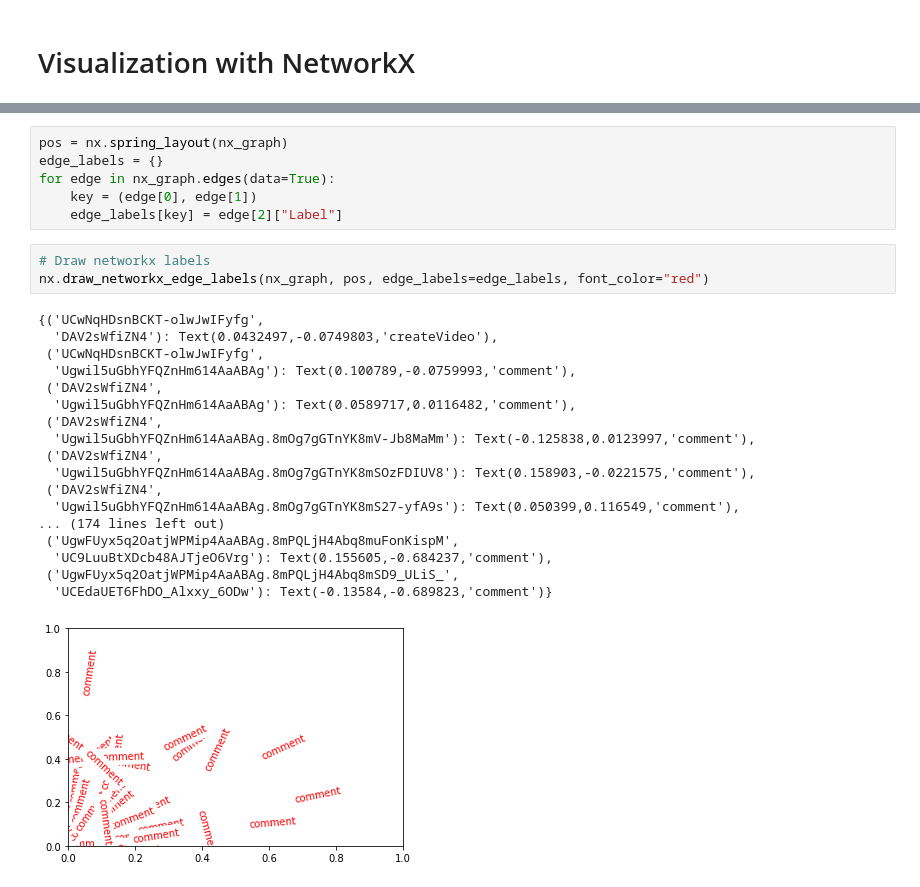
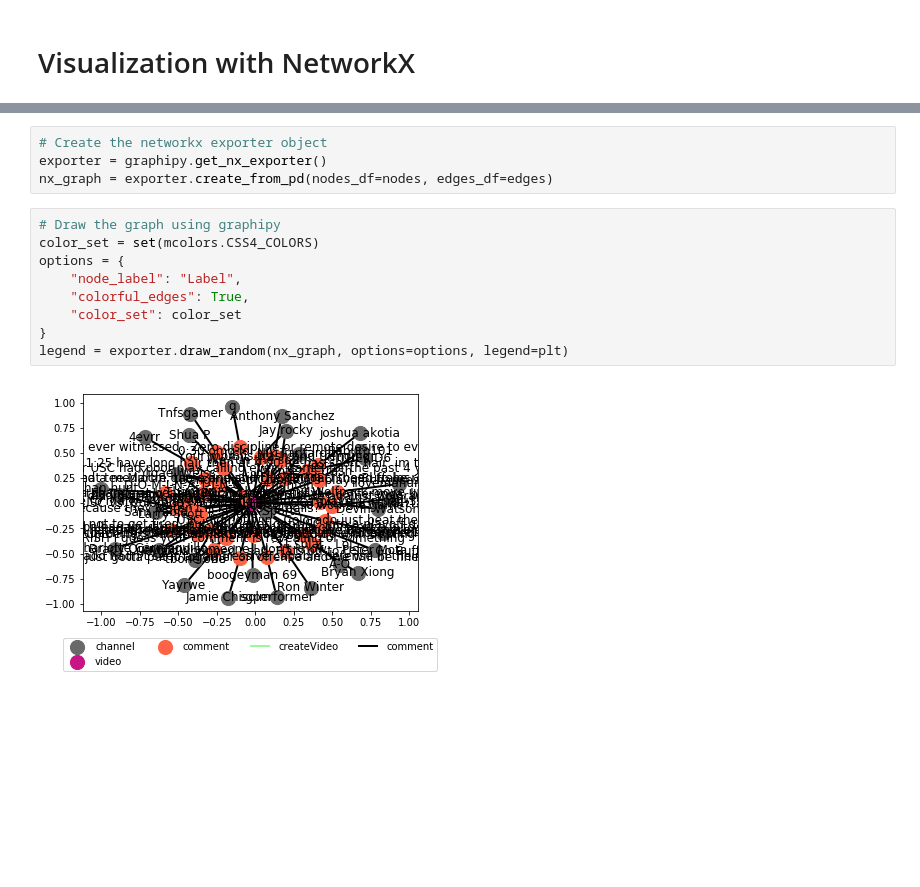
Before and after one commit to shobeir/GraphiPy, a Jupyter notebook: demo/YoutubeDemo.ipynb, the cells around one changed output, grey strips where cells are left out. Drawn from its saved outputs; the diff is of its cells as text; blank space fills up the shorter version.

```diff
--- a/demo/YoutubeDemo.ipynb
+++ b/demo/YoutubeDemo.ipynb
@@ -169,28 +239,15 @@ nx.draw(nx_graph, labels=labels)
-# %%
-pos = nx.spring_layout(nx_graph)
-edge_labels = {}
-for edge in nx_graph.edges(data=True):
-    key = (edge[0], edge[1])
-    edge_labels[key] = edge[2]["Label"]
-# %%
-# Draw networkx labels
-nx.draw_networkx_edge_labels(nx_graph, pos, edge_labels=edge_labels, font_color="red")
-# %% [output]
-{('UCwNqHDsnBCKT-olwJwIFyfg',
-  'DAV2sWfiZN4'): Text(0.0432497,-0.0749803,'createVideo'),
- ('UCwNqHDsnBCKT-olwJwIFyfg',
-  'Ugwil5uGbhYFQZnHm614AaABAg'): Text(0.100789,-0.0759993,'comment'),
- ('DAV2sWfiZN4',
-  'Ugwil5uGbhYFQZnHm614AaABAg'): Text(0.0589717,0.0116482,'comment'),
- ('DAV2sWfiZN4',
-  'Ugwil5uGbhYFQZnHm614AaABAg.8mOg7gGTnYK8mV-Jb8MaMm'): Text(-0.125838,0.0123997,'comment'),
- ('DAV2sWfiZN4',
-  'Ugwil5uGbhYFQZnHm614AaABAg.8mOg7gGTnYK8mSOzFDIUV8'): Text(0.158903,-0.0221575,'comment'),
- ('DAV2sWfiZN4',
-  'Ugwil5uGbhYFQZnHm614AaABAg.8mOg7gGTnYK8mS27-yfA9s'): Text(0.050399,0.116549,'comment'),
-... (174 lines left out)
- ('UgwFUyx5q2OatjWPMip4AaABAg.8mPQLjH4Abq8muFonKispM',
-  'UC9LuuBtXDcb48AJTjeO6Vrg'): Text(0.155605,-0.684237,'comment'),
- ('UgwFUyx5q2OatjWPMip4AaABAg.8mPQLjH4Abq8mSD9_ULiS_',
-  'UCEdaUET6FhDO_Alxxy_6ODw'): Text(-0.13584,-0.689823,'comment')}
-[figure, removed]
+# %%
+# Create the networkx exporter object
+exporter = graphipy.get_nx_exporter()
+nx_graph = exporter.create_from_pd(nodes_df=nodes, edges_df=edges)
+# %%
+# Draw the graph using graphipy
+color_set = set(mcolors.CSS4_COLORS)
+options = {
+    "node_label": "Label",
+    "colorful_edges": True,
+    "color_set": color_set
+}
+legend = exporter.draw_random(nx_graph, options=options, legend=plt)
+# %% [output]
+[figure, added]
```
Also changed, not shown: parts of 28 cells of this notebook.
